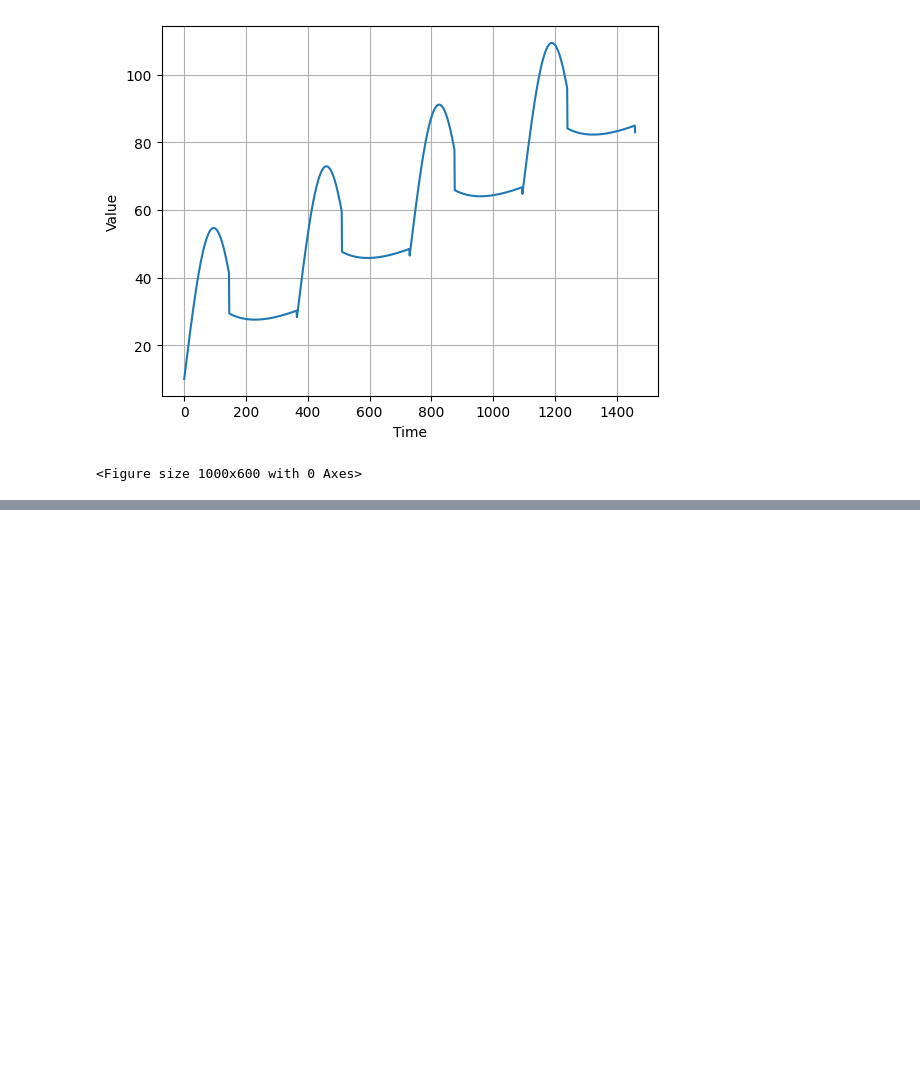
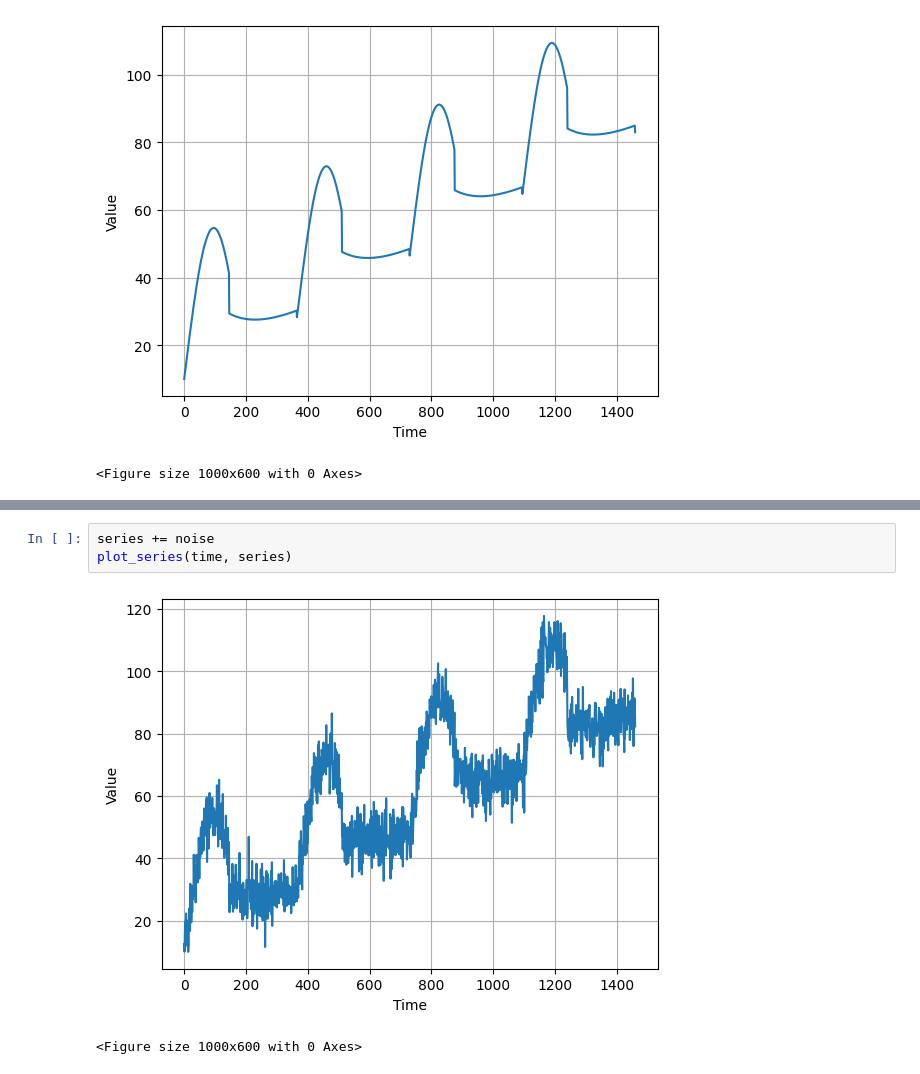
Before and after one commit to sondosaabed/Intro-to-tensorFlow-for-deep-learning, a Jupyter notebook: Time Series Forecasting.ipynb, the cells around one changed output, grey strips where cells are left out. Drawn from its saved outputs; the diff is of its cells as text; blank space fills up the shorter version.

```diff
--- a/Time Series Forecasting.ipynb
+++ b/Time Series Forecasting.ipynb
@@ -99,3 +112,9 @@ plot_series(time, series)
 - Trend & Seasonality & Noise: thats realistic
 
 ![Alt text](explanation_images/allpatterns.png)
+# %%
+series += noise
+plot_series(time, series)
+# %% [output]
+[figure, added]
+<Figure size 1000x600 with 0 Axes>
```
Also changed, not shown: parts of 3 cells of this notebook.
